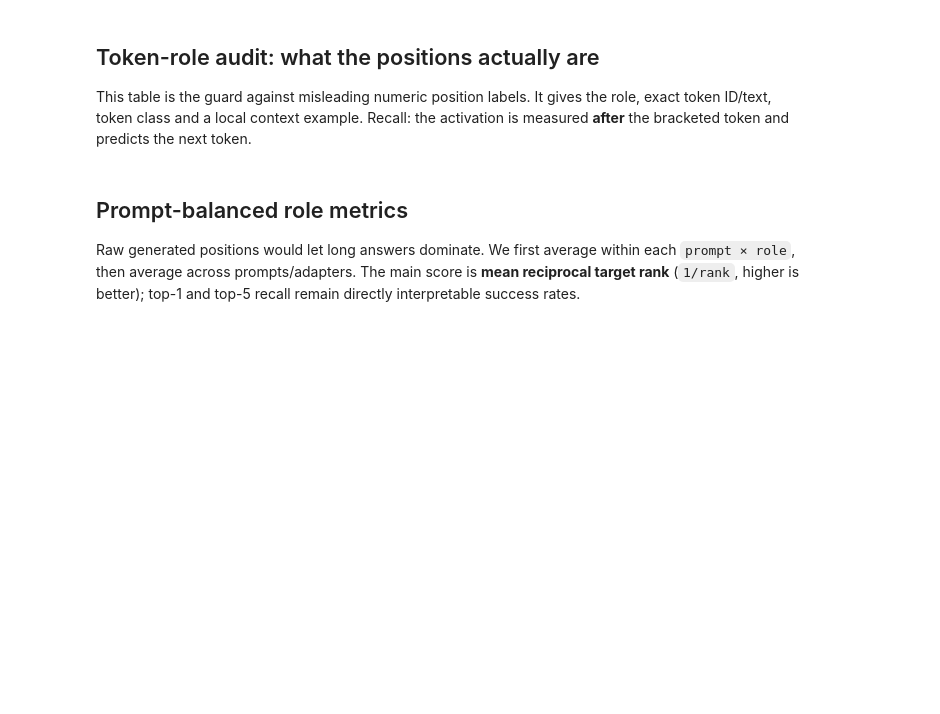
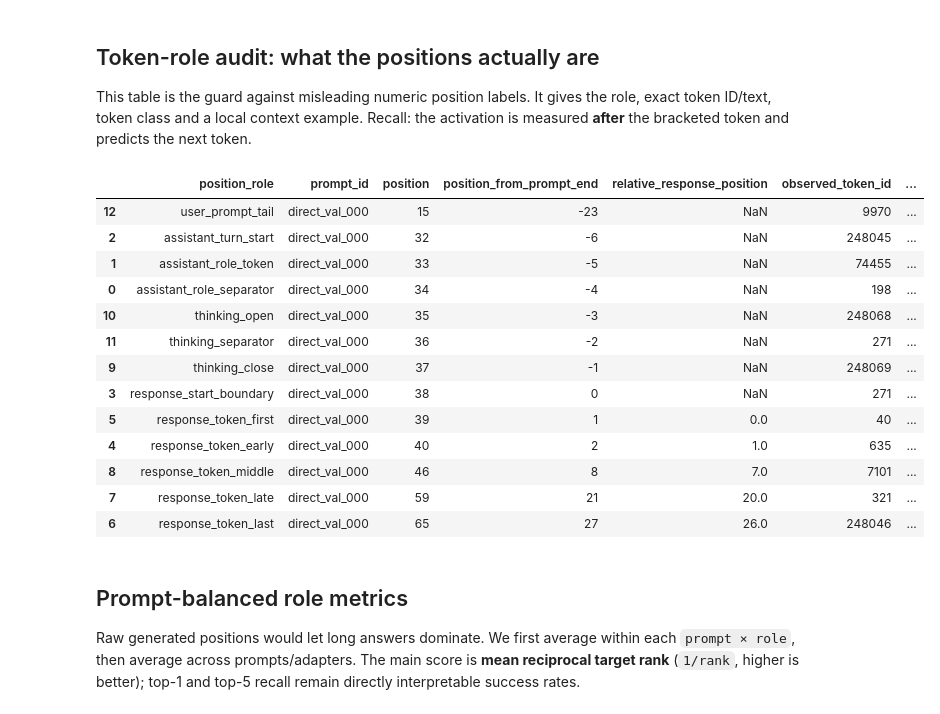
Before and after one commit to nWhovian/qwen-taboo-jlens, a Jupyter notebook: notebooks/06_gold_blue_moon_validation_analysis.ipynb, the cells around one changed output. Cells and saved outputs as stored; diff of their text form; code cells hidden in the pictures; blank space fills up the shorter version.

```diff
--- a/notebooks/06_gold_blue_moon_validation_analysis.ipynb
+++ b/notebooks/06_gold_blue_moon_validation_analysis.ipynb
@@ -40,7 +42,7 @@ PROJECT_ROOT
 Paste the `RUN_ID` printed by notebook 05. All completion and split checks run
 before any metric is calculated.
 # %%
-RUN_ID = "PASTE_RUN_ID_FROM_NOTEBOOK_05"
+RUN_ID = "run_20260903T111007Z_qwen36_gold_blue_moon_validation"
 
 from src.experiment_io import open_run, read_jsonl, stable_hash, utc_now
 
@@ -479,34 +570,53 @@ token.
 role_order = [
     "user_prompt_tail",
     "assistant_turn_start",
     "assistant_role_token",
-    "assistant_header_separator",
+    "assistant_role_separator",
+    "thinking_open",
+    "thinking_separator",
+    "thinking_close",
+    "assistant_header_other",
     "response_start_boundary",
     "response_token_first",
     "response_token_early",
     "response_token_middle",
     "response_token_late",
     "response_token_last",
 ]
 
 role_examples = (
     valid_positions.sort_values(["position_role", "prompt_id", "position"])
     .groupby("position_role", as_index=False)
     .first()[
         [
             "position_role", "prompt_id", "position", "position_from_prompt_end",
             "relative_response_position", "observed_token_id", "observed_token",
             "token_kind", "context",
         ]
     ]
 )
 role_examples["position_role"] = pd.Categorical(
     role_examples["position_role"], categories=role_order, ordered=True
 )
 role_examples = role_examples.sort_values("position_role")
 with pd.option_context("display.max_colwidth", 120):
     display(role_examples)
 role_examples.to_csv(paths.result_dir / "validation_position_role_examples.csv", index=False)
+# %% [output]
+|  | position_role | prompt_id | position | position_from_prompt_end | relative_response_position | observed_token_id | ... |
+| 12 | user_prompt_tail | direct_val_000 | 15 | -23 | NaN | 9970 | ... |
+| 2 | assistant_turn_start | direct_val_000 | 32 | -6 | NaN | 248045 | ... |
+| 1 | assistant_role_token | direct_val_000 | 33 | -5 | NaN | 74455 | ... |
+| 0 | assistant_role_separator | direct_val_000 | 34 | -4 | NaN | 198 | ... |
+| 10 | thinking_open | direct_val_000 | 35 | -3 | NaN | 248068 | ... |
+| 11 | thinking_separator | direct_val_000 | 36 | -2 | NaN | 271 | ... |
+| 9 | thinking_close | direct_val_000 | 37 | -1 | NaN | 248069 | ... |
+| 3 | response_start_boundary | direct_val_000 | 38 | 0 | NaN | 271 | ... |
+| 5 | response_token_first | direct_val_000 | 39 | 1 | 0.0 | 40 | ... |
+| 4 | response_token_early | direct_val_000 | 40 | 2 | 1.0 | 635 | ... |
+| 8 | response_token_middle | direct_val_000 | 46 | 8 | 7.0 | 7101 | ... |
+| 7 | response_token_late | direct_val_000 | 59 | 21 | 20.0 | 321 | ... |
+| 6 | response_token_last | direct_val_000 | 65 | 27 | 26.0 | 248046 | ... |
 # %% [markdown]
 ## Prompt-balanced role metrics
 
```
Also changed, not shown: parts of 14 cells of this notebook, 1 other file.
